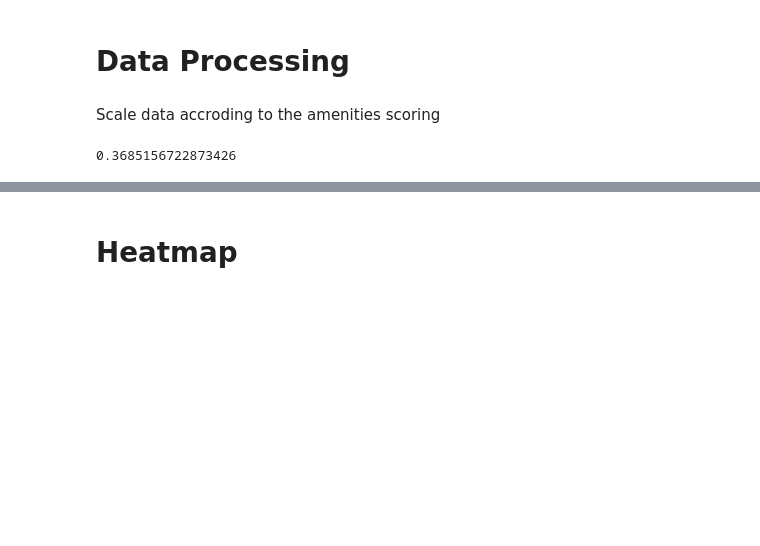
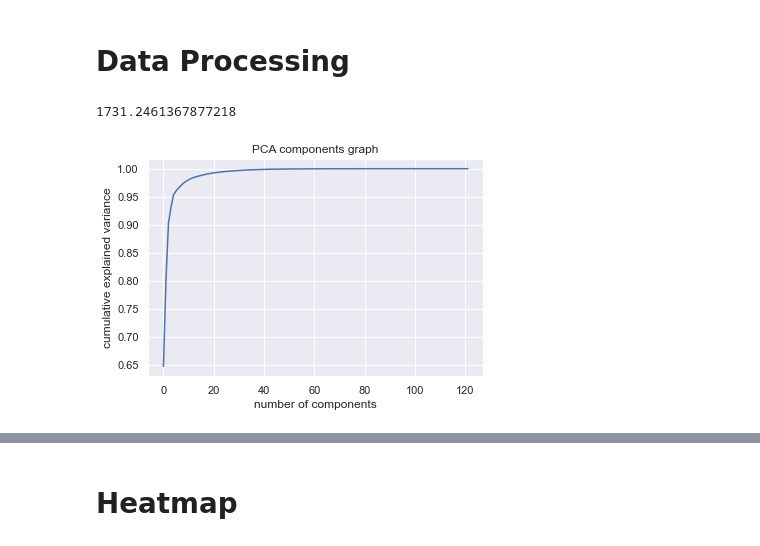
Before and after one commit to Rauf00/population_analysis, a Jupyter notebook: project.ipynb, the cells around one changed output, grey strips where cells are left out. Saved outputs shown, nothing was run; the diff lists cells and outputs as text; code cells hidden in the pictures; blank space fills up the shorter version.

```diff
--- a/project.ipynb
+++ b/project.ipynb
@@ -78,33 +73,34 @@ vancouver_gdf
 # %% [markdown]
 # Data Processing
-# %% [markdown]
-Scale data accroding to the amenities scoring
 # %%
-from sklearn.linear_model import LinearRegression
-from sklearn.preprocessing import PolynomialFeatures
-from sklearn.preprocessing import StandardScaler
-import matplotlib.pyplot as plt
-from sklearn.decomposition import PCA
-
 X = vancouver_gdf.drop(['population', 'geometry', 'area', 'population_density'], axis=1).values
 y = vancouver_gdf['population_density'].values
 X_train, X_valid, y_train, y_valid = train_test_split(X, y)
+
+# plot pca results with different number of components
+seaborn.set()
+pca = PCA().fit(X_train.data)
+plt.plot(np.cumsum(pca.explained_variance_ratio_))
+plt.xlabel('number of components')
+plt.ylabel('cumulative explained variance')
+plt.title('PCA components graph')
 
 # train model
 model = make_pipeline(
         StandardScaler(),
         PCA(40),
         PolynomialFeatures(degree=1, include_bias=True),
         LinearRegression(fit_intercept=False)
 )
 
 model.fit(X_train, y_train)
 # validate model
-# check r^2 instead of .score
-print(model.score(X_valid, y_valid))
 predicted_y = model.predict(vancouver_gdf.drop(['population', 'geometry', 'area', 'population_density'], axis=1).values)
-# print(len(X))
-# print(len(predicted_y))
+
+# calculate root mean squared error
+rms = mean_squared_error(y, predicted_y, squared=False)
+rms
 # %% [output]
-0.3685156722873426
+1731.2461367877218
+[figure, added]
 # %%
```
Also changed, not shown: parts of 23 cells of this notebook, 7 other files.
